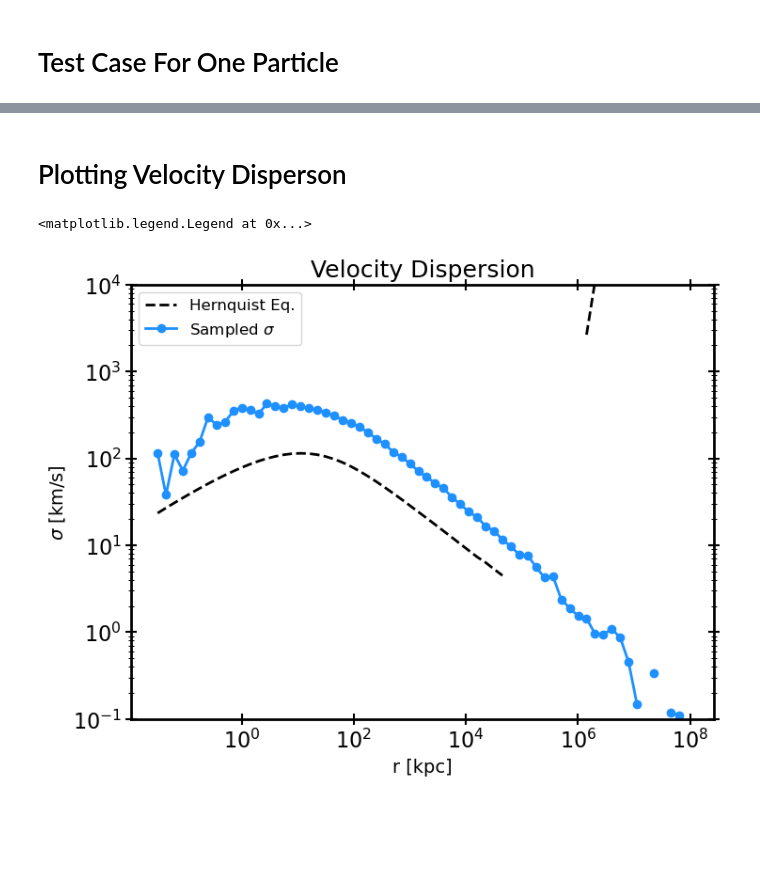
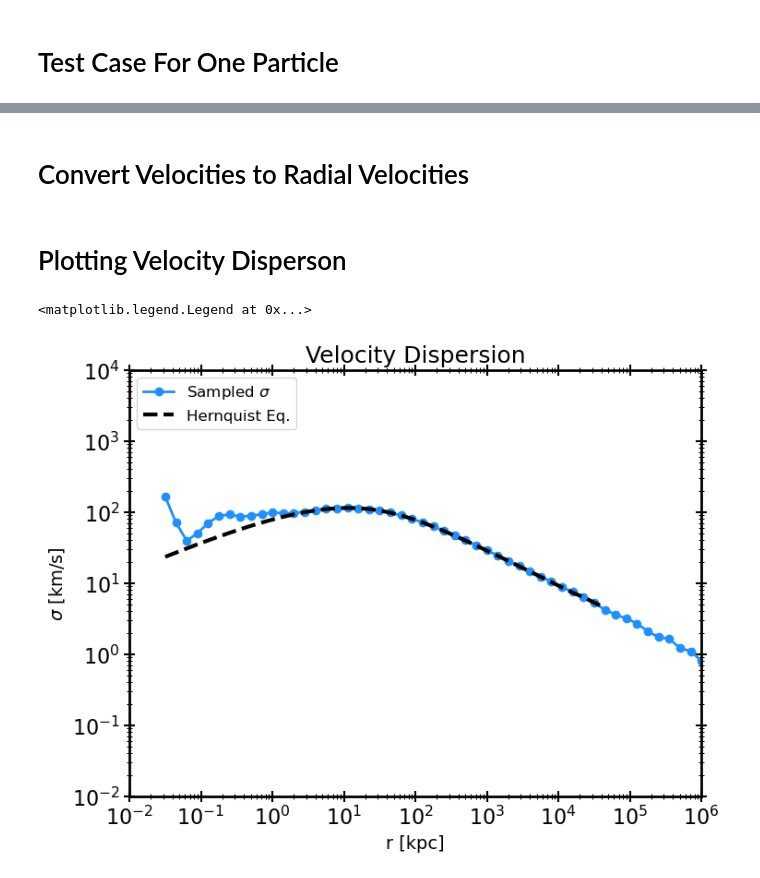
Before and after one commit to carlosajurado/AST384C-Computational-Astrophysics, a Jupyter notebook: HW1.ipynb, the cells around one changed output, grey strips where cells are left out. Drawn from its saved outputs; the diff is of its cells as text; code cells hidden in the pictures; blank space fills up the shorter version.

```diff
--- a/HW1.ipynb
+++ b/HW1.ipynb
@@ -605,3 +606,5 @@ E array [1.00000000e-01 1.13654842e-01 1.29174232e-01 1.46812769e-01
+# %% [markdown]
+# Convert Velocities to Radial Velocities
 # %%
 # Sample angle uniformly between 0 and 2*pi
 phi = 2 * np.pi * np.random.random(len(v_arr))
@@ -611,8 +614,10 @@ theta = np.arccos(cos_theta)
 
 
 # Calculate the velocity components in spherical coordinates
-v_r = v_arr * np.sin(theta) * np.cos(phi) #Here I am projecting all radial positions along the x-axis for simplicity
-vr_abs = np.abs(v_r)
+v_r_dotted = v_arr * np.sin(theta) * np.cos(phi) #Here I am projecting all radial positions along the x-axis for simplicity
+
+
+#plt.hist(v_r_dotted, bins='scott')
 #v_theta = v_arr * np.sin(theta) * np.sin(phi)
 #v_phi = v_arr * np.cos(theta)
 # %% [markdown]
@@ -622,6 +627,7 @@ minlogr = np.log10(r_arr_sampled.min())
 maxlogr = np.log10(r_arr_sampled.max())
 logbinsize = 0.15
 binedges = np.arange(minlogr, maxlogr + logbinsize, logbinsize)
+
 
 # Compute bin centers
 bin_centers = 10**(0.5 * (binedges[1:] + binedges[:-1]))
@@ -629,25 +635,36 @@ bin_centers = 10**(0.5 * (binedges[1:] + binedges[:-1]))
 # Assign each radius value to a bin
 bin_indices = np.digitize(np.log10(r_arr_sampled), binedges) - 1  # Get bin index for each point
 
-# Compute maximum velocity in each bin since I only care about the envelope
-max_velocities = np.array([vr_abs[bin_indices == i].max() if np.any(bin_indices == i) else np.nan
+#sigma_vr = np.array([v_r[bin_indices == i].max() if np.any(bin_indices == i) else np.nan
+                           #for i in range(len(binedges) - 1)])
+
+'''
+Now I need to calculate the velocity dispersion
+'''
+vr_dispersion = np.array([ ((v_r_dotted[bin_indices == i]**2).mean())**(1/2)
                            for i in range(len(binedges) - 1)])
 # %%
 r_disper = np.logspace(-2, 6, num=500) #in kpc
-v_disper = Hern_velocity_disper(mtot, a, bin_centers)
+analytical_v_disper = Hern_velocity_disper(mtot, a, bin_centers)
 
 
 
 
-plt.loglog(bin_centers, v_disper, color = 'black', linestyle = '--',
-           label = 'Hernquist Eq.', lw=2)
-plt.loglog(bin_centers, max_velocities, marker='o', linestyle='-', color='dodgerblue', label=r'Sampled $\sigma$')
+
+plt.loglog(bin_centers, vr_dispersion, marker='o', linestyle='-', color='dodgerblue', label=r'Sampled $\sigma$')
+plt.loglog(bin_centers, analytical_v_disper, color = 'black', linestyle = '--',
+           label = 'Hernquist Eq.', lw=3)
+
+
+#plt.scatter(r_arr_sampled, vr_abs)
+
 
 plt.title('Velocity Dispersion')
 plt.xlabel('r [kpc]')
-plt.ylim(10**-1, 10**4)
+plt.xlim(10**-2, 10**6)
+plt.ylim(10**-2, 10**4)
 plt.ylabel(r'$\sigma$ [km/s]')
-plt.legend()
+plt.legend(loc='upper left')
 # %% [output]
 <matplotlib.legend.Legend at 0x...>
-[figure, old version]
+[figure, new version]
```
Also changed, not shown: parts of 6 cells of this notebook.
